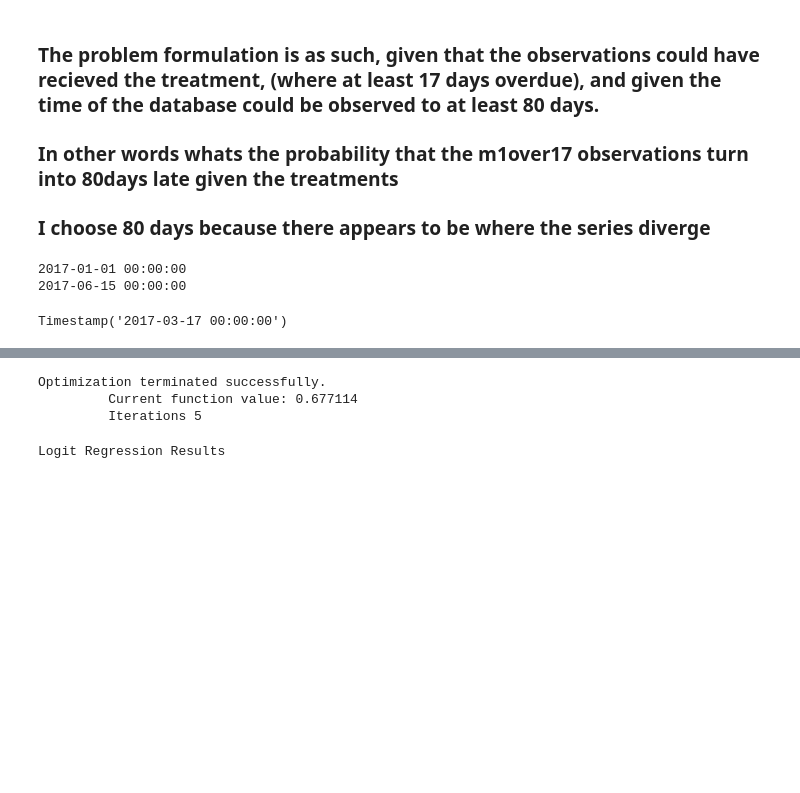
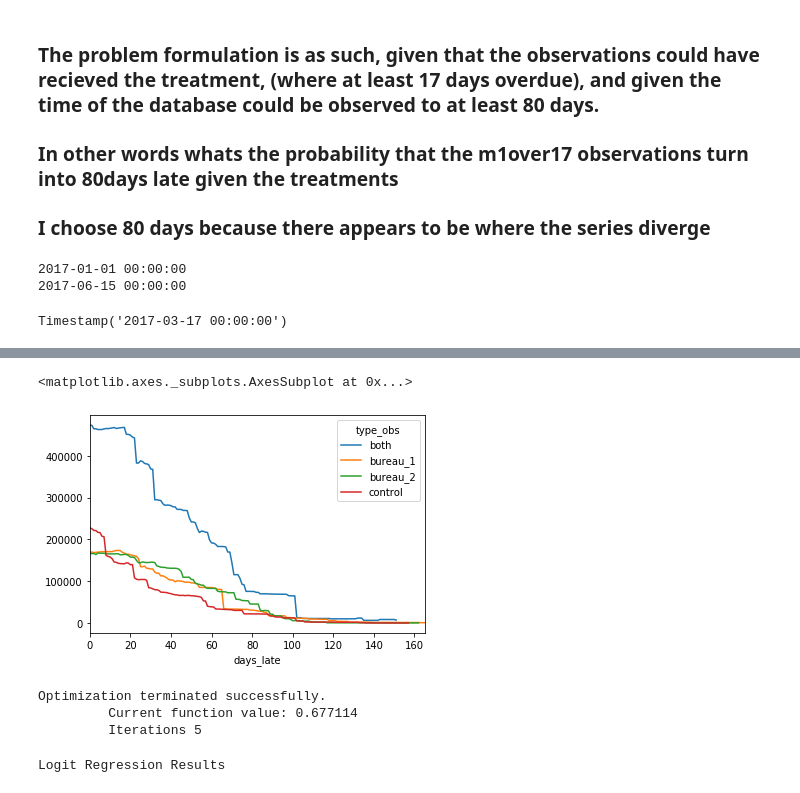
Before and after one commit to rafapras/Trading, a Jupyter notebook: V03.ipynb, the cells around one changed output, grey strips where cells are left out. Drawn from its saved outputs; the diff is of its cells as text; code cells hidden in the pictures; blank space fills up the shorter version.

```diff
--- a/V03.ipynb
+++ b/V03.ipynb
@@ -386,3 +517,8 @@ Logit Regression Results
+# %%
+base.groupby(['days_late','type_obs'])['asset_late_balance'].sum().unstack().plot()
+# %% [output]
+<matplotlib.axes._subplots.AxesSubplot at 0x...>
+[figure, added]
 # %%
 logit('logistic_target~age+bureau_1+bureau_2+bureau_1*bureau_2+asset_late_balance+late_payments+max_payment_90+month_1'
       ,data=logistic_reference).fit().summary()
```
Also changed, not shown: parts of 31 cells of this notebook.
